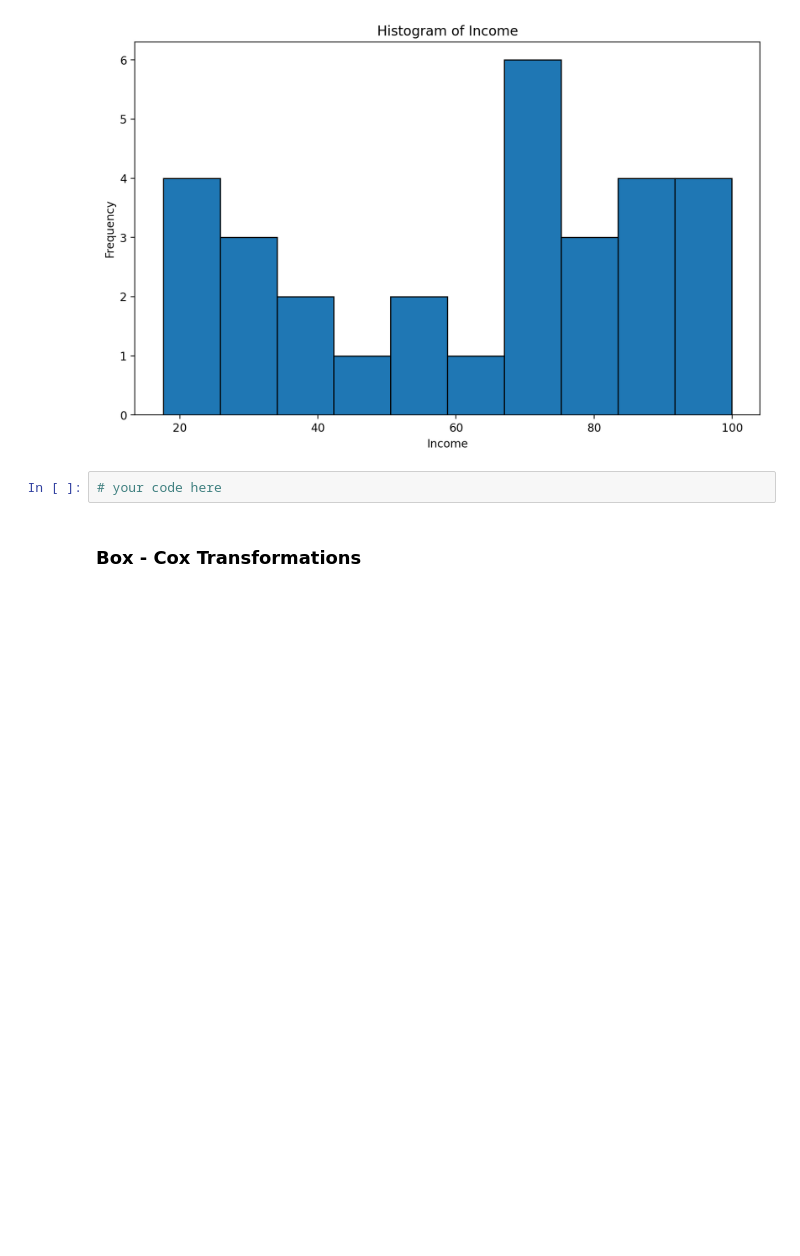
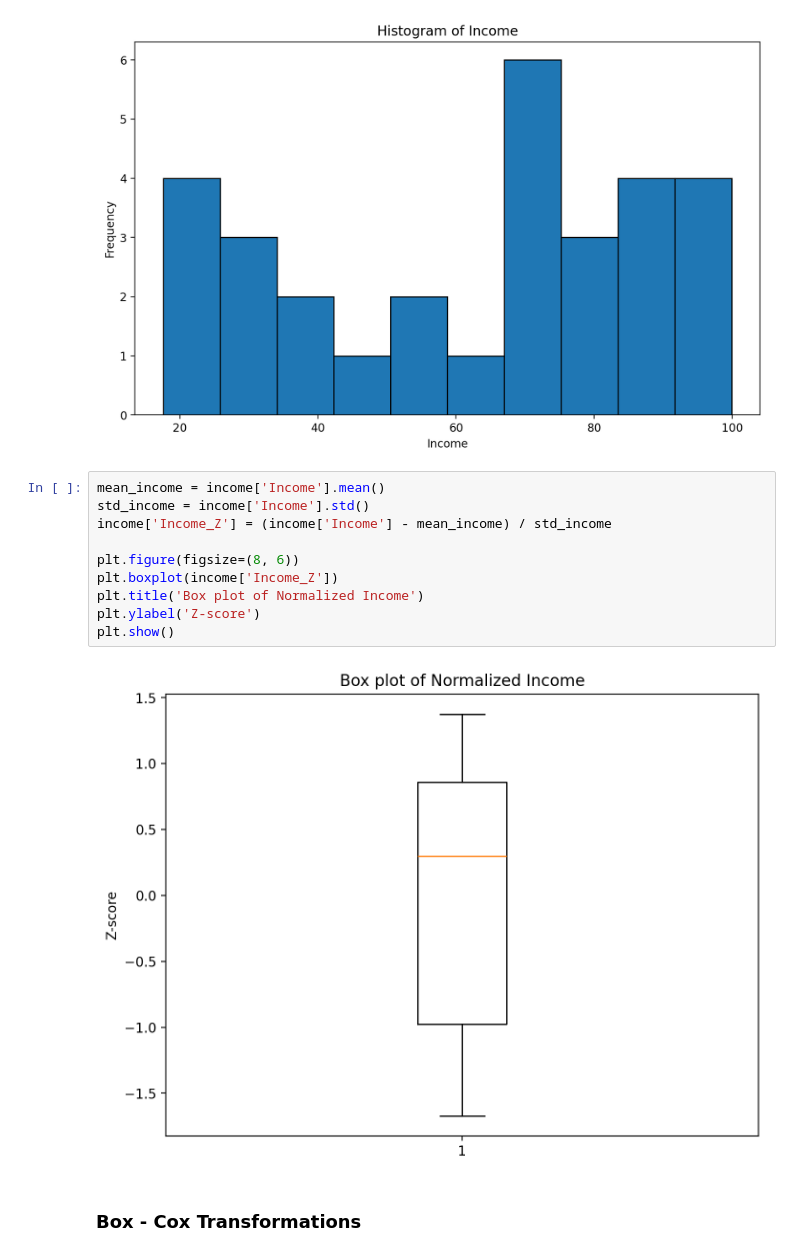
Before and after one commit to 208252/statistics, a Jupyter notebook: 08-wrangling.ipynb, the cells around one changed output. Saved outputs shown, nothing was run; the diff lists cells and outputs as text; blank space fills up the shorter version.

```diff
--- a/08-wrangling.ipynb
+++ b/08-wrangling.ipynb
@@ -1100,7 +1086,17 @@ plt.show()
 # %% [output]
 [figure]
 # %%
-# your code here
+mean_income = income['Income'].mean()
+std_income = income['Income'].std()
+income['Income_Z'] = (income['Income'] - mean_income) / std_income
+
+plt.figure(figsize=(8, 6))
+plt.boxplot(income['Income_Z'])
+plt.title('Box plot of Normalized Income')
+plt.ylabel('Z-score')
+plt.show()
+# %% [output]
+[figure, added]
 # %% [markdown]
 ### Box - Cox Transformations
 # %% [markdown]
```
Also changed, not shown: parts of 4 cells of this notebook, 3 other files.
